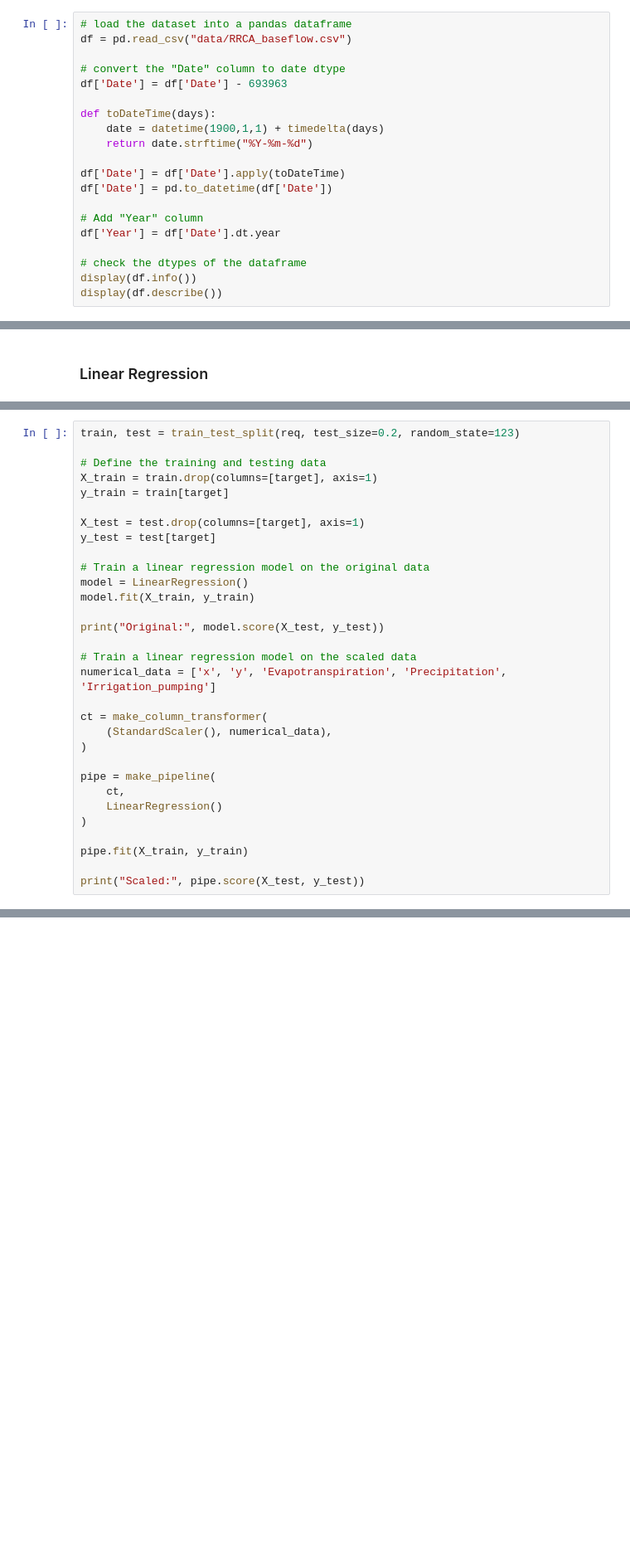
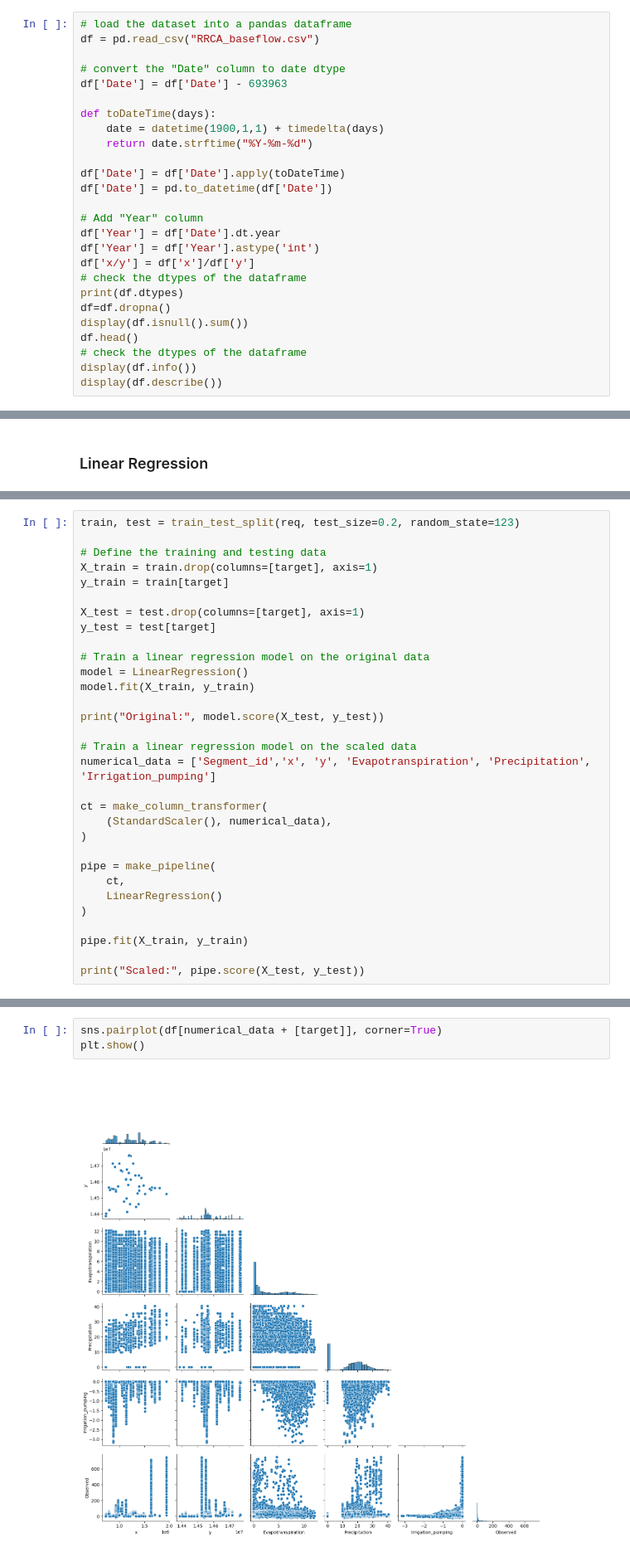
Before and after one commit to jakepper/CS5830-Group15-Project6, a Jupyter notebook: project6.ipynb, the cells around one changed output, grey strips where cells are left out. Shown at 83% size. Cells and saved outputs as stored; diff of their text form; blank space fills up the shorter version.

```diff
--- a/project6.ipynb
+++ b/project6.ipynb
@@ -33,7 +33,7 @@ from sklearn.linear_model import LinearRegression
 #### Data Preparation
 # %%
 # load the dataset into a pandas dataframe
-df = pd.read_csv("data/RRCA_baseflow.csv")
+df = pd.read_csv("RRCA_baseflow.csv")
 
 # convert the "Date" column to date dtype
 df['Date'] = df['Date'] - 693963
@@ -47,7 +47,13 @@ df['Date'] = pd.to_datetime(df['Date'])
 
 # Add "Year" column
 df['Year'] = df['Date'].dt.year
-
+df['Year'] = df['Year'].astype('int')
+df['x/y'] = df['x']/df['y']
+# check the dtypes of the dataframe
+print(df.dtypes)
+df=df.dropna()
+display(df.isnull().sum())
+df.head()
 # check the dtypes of the dataframe
 display(df.info())
 display(df.describe())
@@ -108,7 +253,7 @@ model.fit(X_train, y_train)
 print("Original:", model.score(X_test, y_test))
 
 # Train a linear regression model on the scaled data
-numerical_data = ['x', 'y', 'Evapotranspiration', 'Precipitation', 'Irrigation_pumping']
+numerical_data = ['Segment_id','x', 'y', 'Evapotranspiration', 'Precipitation', 'Irrigation_pumping']
 
 ct = make_column_transformer(
     (StandardScaler(), numerical_data),
@@ -124,0 +273,5 @@ print("Scaled:", pipe.score(X_test, y_test))
+# %%
+sns.pairplot(df[numerical_data + [target]], corner=True)
+plt.show()
+# %% [output]
+[figure, added]
```
Also changed, not shown: parts of 10 cells of this notebook.
